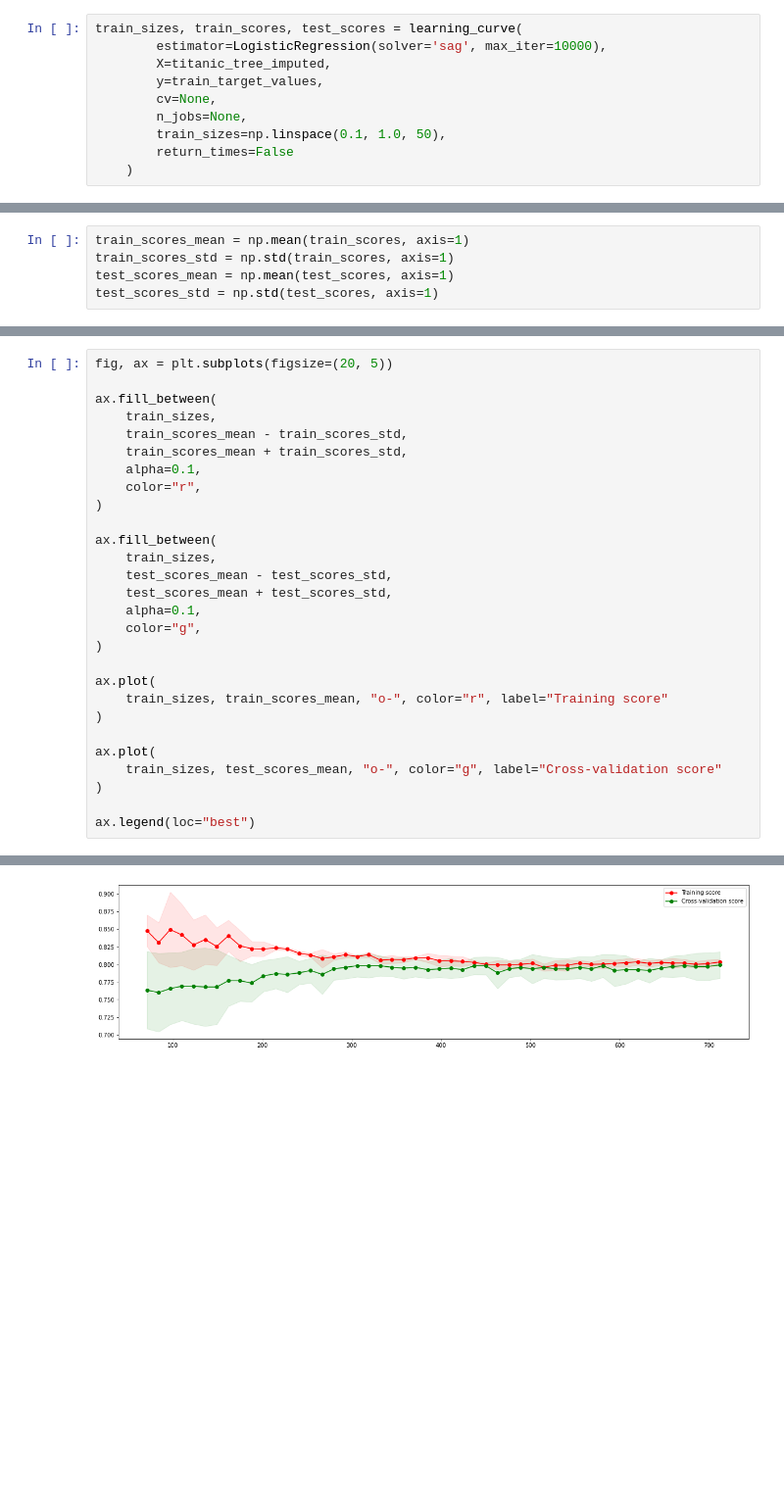
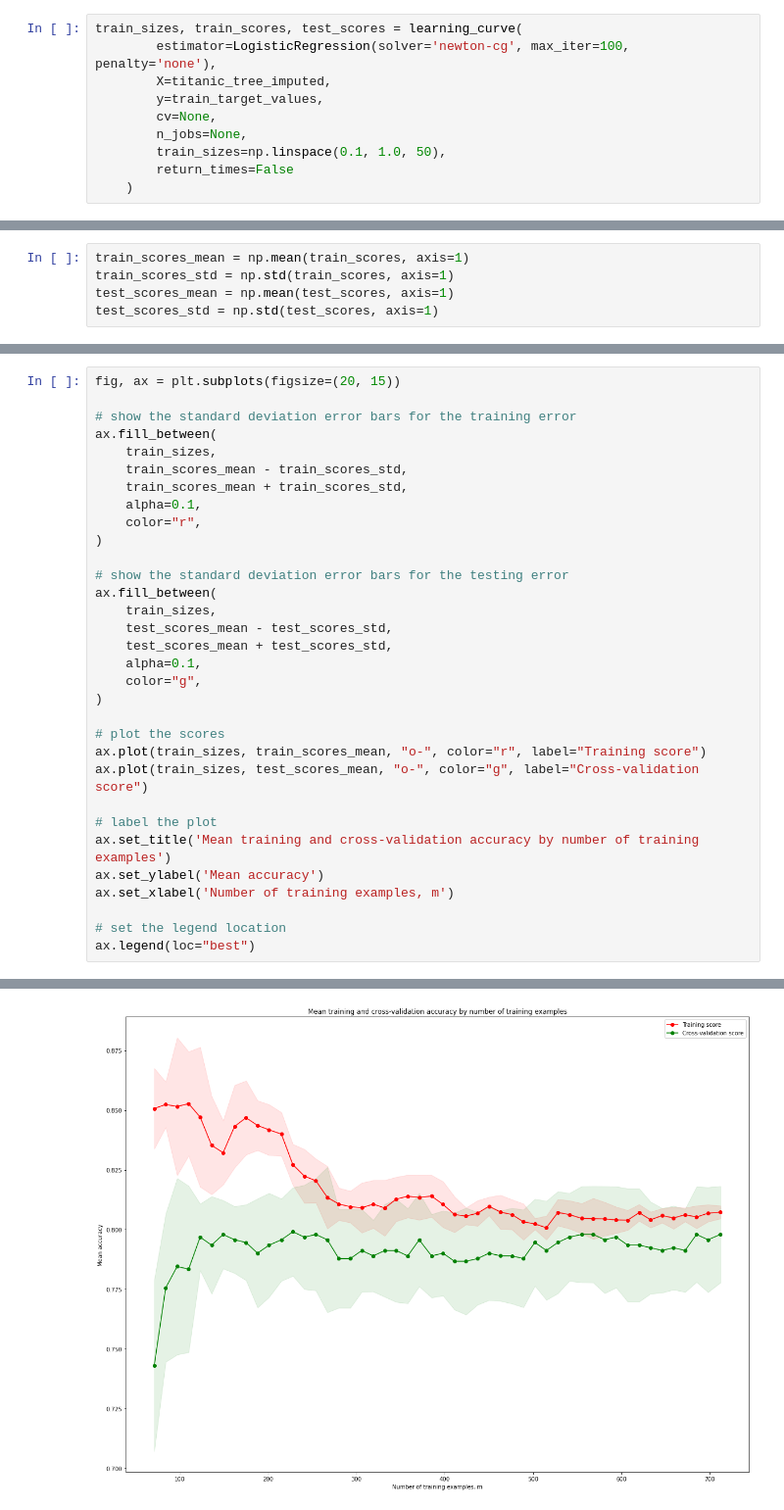
Before and after one commit to mazin-abdelghany/kaggle-learning, a Jupyter notebook: titanic/1_titanic.ipynb, the cells around one changed output, grey strips where cells are left out. Shown: that part at 98% size. Saved outputs shown, nothing was run; the diff lists cells and outputs as text; blank space fills up the shorter version.

Commit message:
Complete learning curve analysis and fix internal notebook links

```diff
--- a/titanic/1_titanic.ipynb
+++ b/titanic/1_titanic.ipynb
@@ -704,6 +717,6 @@ array([0.1       , 0.11836735, 0.13673469, 0.15510204, 0.17346939,
 # %%
 train_sizes, train_scores, test_scores = learning_curve(
-        estimator=LogisticRegression(solver='sag', max_iter=10000),
+        estimator=LogisticRegression(solver='newton-cg', max_iter=100, penalty='none'),
         X=titanic_tree_imputed,
         y=train_target_values,
         cv=None,
@@ -719,31 +736,35 @@ test_scores_std = np.std(test_scores, axis=1)
 # %%
-fig, ax = plt.subplots(figsize=(20, 5))
+fig, ax = plt.subplots(figsize=(20, 15))
 
+# show the standard deviation error bars for the training error
 ax.fill_between(
     train_sizes,
     train_scores_mean - train_scores_std,
     train_scores_mean + train_scores_std,
     alpha=0.1,
     color="r",
 )
 
+# show the standard deviation error bars for the testing error
 ax.fill_between(
     train_sizes,
     test_scores_mean - test_scores_std,
     test_scores_mean + test_scores_std,
     alpha=0.1,
     color="g",
 )
 
-ax.plot(
-    train_sizes, train_scores_mean, "o-", color="r", label="Training score"
-)
+# plot the scores
+ax.plot(train_sizes, train_scores_mean, "o-", color="r", label="Training score")
+ax.plot(train_sizes, test_scores_mean, "o-", color="g", label="Cross-validation score")
 
-ax.plot(
-    train_sizes, test_scores_mean, "o-", color="g", label="Cross-validation score"
-)
+# label the plot
+ax.set_title('Mean training and cross-validation accuracy by number of training examples')
+ax.set_ylabel('Mean accuracy')
+ax.set_xlabel('Number of training examples, m')
 
+# set the legend location
 ax.legend(loc="best")
 # %% [output]
 <matplotlib.legend.Legend at 0x...>
-[figure, old version]
+[figure, new version]
```
Also changed, not shown: parts of 25 cells of this notebook.
